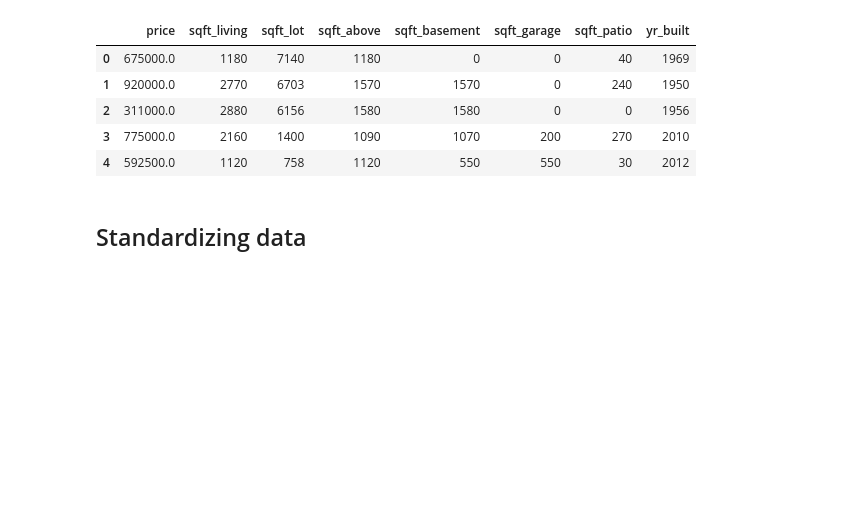
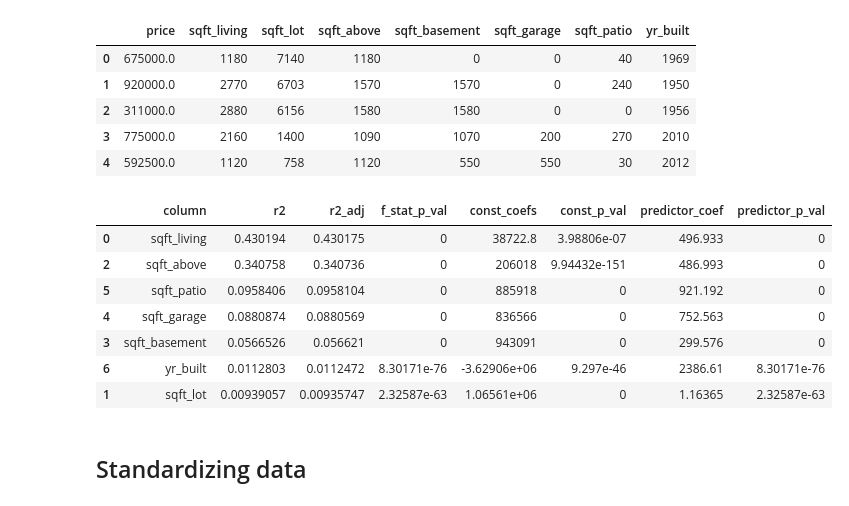
Before and after one commit to mduncan23/King-County-Real-Estate-Analysis, a Jupyter notebook: Matt Project Workbook.ipynb, the cells around one changed output. Saved outputs shown, nothing was run; the diff lists cells and outputs as text; code cells hidden in the pictures; blank space fills up the shorter version.

Commit message:
new function built

```diff
--- a/Matt Project Workbook.ipynb
+++ b/Matt Project Workbook.ipynb
@@ -177,6 +179,17 @@ df_numeric.head()
 | 2 | 311000.0 | 2880 | 6156 | 1580 | 1580 | 0 | 0 | 1956 |
 | 3 | 775000.0 | 2160 | 1400 | 1090 | 1070 | 200 | 270 | 2010 |
 | 4 | 592500.0 | 1120 | 758 | 1120 | 550 | 550 | 30 | 2012 |
+# %%
+simple_test.simple_num_model_all_combos(df_numeric, 'price')
+# %% [output]
+|  | column | r2 | r2_adj | f_stat_p_val | const_coefs | const_p_val | predictor_coef | predictor_p_val |
+| 0 | sqft_living | 0.430194 | 0.430175 | 0 | 38722.8 | 3.98806e-07 | 496.933 | 0 |
+| 2 | sqft_above | 0.340758 | 0.340736 | 0 | 206018 | 9.94432e-151 | 486.993 | 0 |
+| 5 | sqft_patio | 0.0958406 | 0.0958104 | 0 | 885918 | 0 | 921.192 | 0 |
+| 4 | sqft_garage | 0.0880874 | 0.0880569 | 0 | 836566 | 0 | 752.563 | 0 |
+| 3 | sqft_basement | 0.0566526 | 0.056621 | 0 | 943091 | 0 | 299.576 | 0 |
+| 6 | yr_built | 0.0112803 | 0.0112472 | 8.30171e-76 | -3.62906e+06 | 9.297e-46 | 2386.61 | 8.30171e-76 |
+| 1 | sqft_lot | 0.00939057 | 0.00935747 | 2.32587e-63 | 1.06561e+06 | 0 | 1.16365 | 2.32587e-63 |
 # %% [markdown]
 ## Standardizing data
 # %%
```
Also changed, not shown: parts of 5 cells of this notebook, 1 other file.
